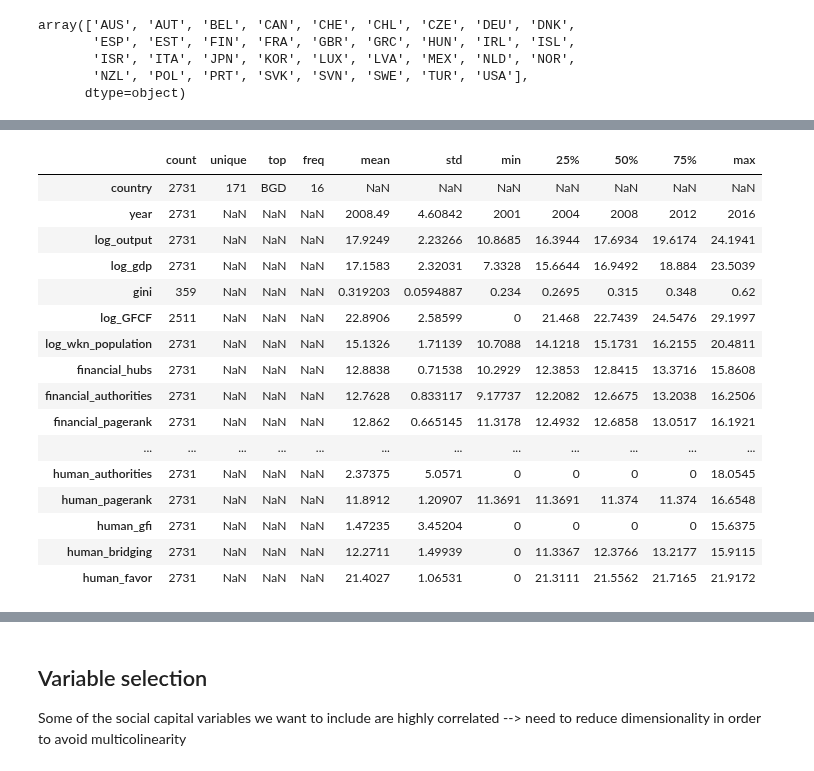
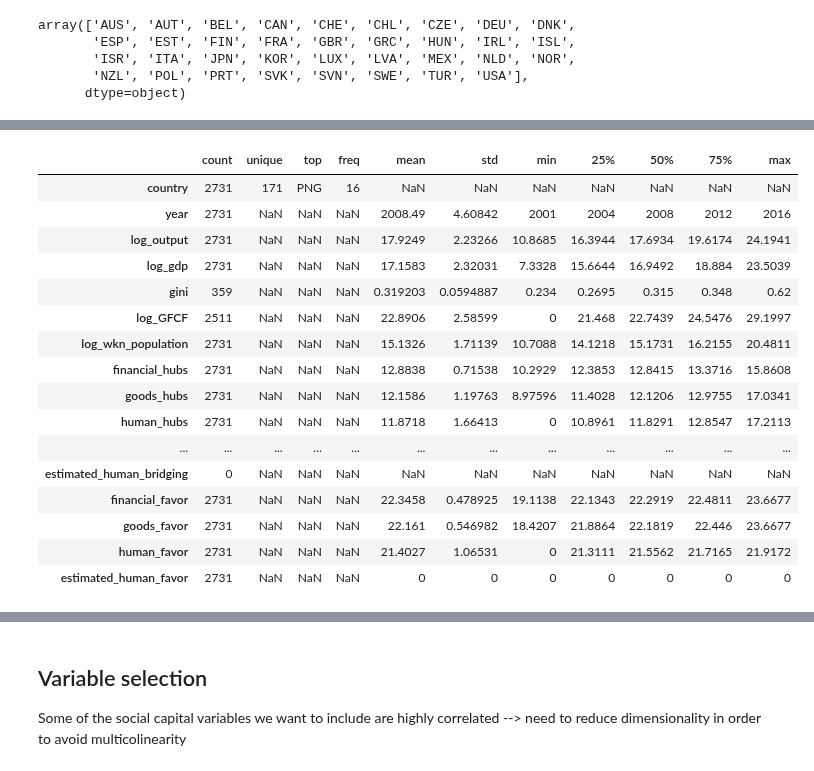
Before and after one commit to jaimeoliver1/social_capital_in_trade_networks, a Jupyter notebook: notebooks/01_01_linear_models_social_capital.ipynb, the cells around one changed output, grey strips where cells are left out. Saved outputs shown, nothing was run; the diff lists cells and outputs as text; code cells hidden in the pictures.

```diff
--- a/notebooks/01_01_linear_models_social_capital.ipynb
+++ b/notebooks/01_01_linear_models_social_capital.ipynb
@@ -32,6 +32,8 @@ df_model['receiving_cuntries'] = df_model.groupby('country').human_authorities_c
 #df_model = df_model[df_model.receiving_cuntries]
 
 centralities = ['hubs', 'authorities','pagerank', 'gfi', 'bridging', 'favor']
+networks = ['financial', 'goods', 'human']
+networks = ['financial', 'goods', 'estimated_human']
 # %%
 df_model[df_model.receiving_cuntries].country.unique()
 # %% [output]
@@ -43,13 +65,13 @@ array(['AUS', 'AUT', 'BEL', 'CAN', 'CHE', 'CHL', 'CZE', 'DEU', 'DNK',
 # %%
-corr_cols = ['log_output', 'log_gdp', 'gini', 'log_GFCF', 'log_wkn_population'] + ['financial_' + c for c in centralities] +  ['goods_' + c for c in centralities]  + ['human_' + c for c in centralities]
+corr_cols = ['log_output', 'log_gdp', 'gini', 'log_GFCF', 'log_wkn_population'] + [f'{n}_{c}' for c in centralities for n in networks]
 
-for c in ['financial_' + c for c in centralities] + ['goods_' + c for c in centralities] + ['human_' + c for c in centralities]:
+for c in [f'{n}_{c}' for c in centralities for n in networks]:
     df_model[c] = df_model[c].map(lambda x: np.log1p(x*1.e8))
 
 df_model[['country', 'year'] + corr_cols].describe(include='all').T
 # %% [output]
 |  | count | unique | top | freq | mean | std | min | 25% | 50% | 75% | max |
-| country | 2731 | 171 | BGD | 16 | NaN | NaN | NaN | NaN | NaN | NaN | NaN |
+| country | 2731 | 171 | PNG | 16 | NaN | NaN | NaN | NaN | NaN | NaN | NaN |
 | year | 2731 | NaN | NaN | NaN | 2008.49 | 4.60842 | 2001 | 2004 | 2008 | 2012 | 2016 |
 | log_output | 2731 | NaN | NaN | NaN | 17.9249 | 2.23266 | 10.8685 | 16.3944 | 17.6934 | 19.6174 | 24.1941 |
 | log_gdp | 2731 | NaN | NaN | NaN | 17.1583 | 2.32031 | 7.3328 | 15.6644 | 16.9492 | 18.884 | 23.5039 |
@@ -57,14 +79,14 @@ df_model[['country', 'year'] + corr_cols].describe(include='all').T
 | log_GFCF | 2511 | NaN | NaN | NaN | 22.8906 | 2.58599 | 0 | 21.468 | 22.7439 | 24.5476 | 29.1997 |
 | log_wkn_population | 2731 | NaN | NaN | NaN | 15.1326 | 1.71139 | 10.7088 | 14.1218 | 15.1731 | 16.2155 | 20.4811 |
 | financial_hubs | 2731 | NaN | NaN | NaN | 12.8838 | 0.71538 | 10.2929 | 12.3853 | 12.8415 | 13.3716 | 15.8608 |
-| financial_authorities | 2731 | NaN | NaN | NaN | 12.7628 | 0.833117 | 9.17737 | 12.2082 | 12.6675 | 13.2038 | 16.2506 |
-| financial_pagerank | 2731 | NaN | NaN | NaN | 12.862 | 0.665145 | 11.3178 | 12.4932 | 12.6858 | 13.0517 | 16.1921 |
+| goods_hubs | 2731 | NaN | NaN | NaN | 12.1586 | 1.19763 | 8.97596 | 11.4028 | 12.1206 | 12.9755 | 17.0341 |
+| human_hubs | 2731 | NaN | NaN | NaN | 11.8718 | 1.66413 | 0 | 10.8961 | 11.8291 | 12.8547 | 17.2113 |
 | ... | ... | ... | ... | ... | ... | ... | ... | ... | ... | ... | ... |
-| human_authorities | 2731 | NaN | NaN | NaN | 2.37375 | 5.0571 | 0 | 0 | 0 | 0 | 18.0545 |
-| human_pagerank | 2731 | NaN | NaN | NaN | 11.8912 | 1.20907 | 11.3691 | 11.3691 | 11.374 | 11.374 | 16.6548 |
-| human_gfi | 2731 | NaN | NaN | NaN | 1.47235 | 3.45204 | 0 | 0 | 0 | 0 | 15.6375 |
-| human_bridging | 2731 | NaN | NaN | NaN | 12.2711 | 1.49939 | 0 | 11.3367 | 12.3766 | 13.2177 | 15.9115 |
+| estimated_human_bridging | 0 | NaN | NaN | NaN | NaN | NaN | NaN | NaN | NaN | NaN | NaN |
+| financial_favor | 2731 | NaN | NaN | NaN | 22.3458 | 0.478925 | 19.1138 | 22.1343 | 22.2919 | 22.4811 | 23.6677 |
+| goods_favor | 2731 | NaN | NaN | NaN | 22.161 | 0.546982 | 18.4207 | 21.8864 | 22.1819 | 22.446 | 23.6677 |
 | human_favor | 2731 | NaN | NaN | NaN | 21.4027 | 1.06531 | 0 | 21.3111 | 21.5562 | 21.7165 | 21.9172 |
+| estimated_human_favor | 2731 | NaN | NaN | NaN | 0 | 0 | 0 | 0 | 0 | 0 | 0 |
 # %%
 plt.rcParams.update({'font.size': 18})
 
```
Also changed, not shown: parts of 16 cells of this notebook, 10 other files.
